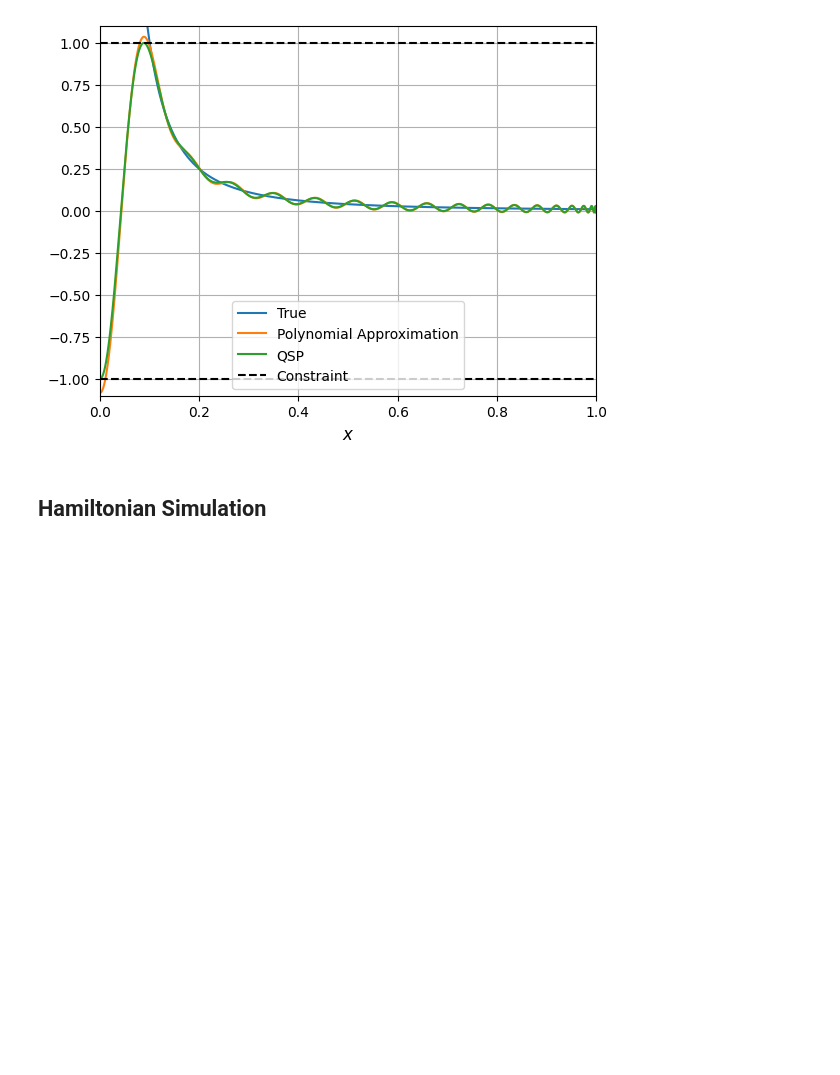
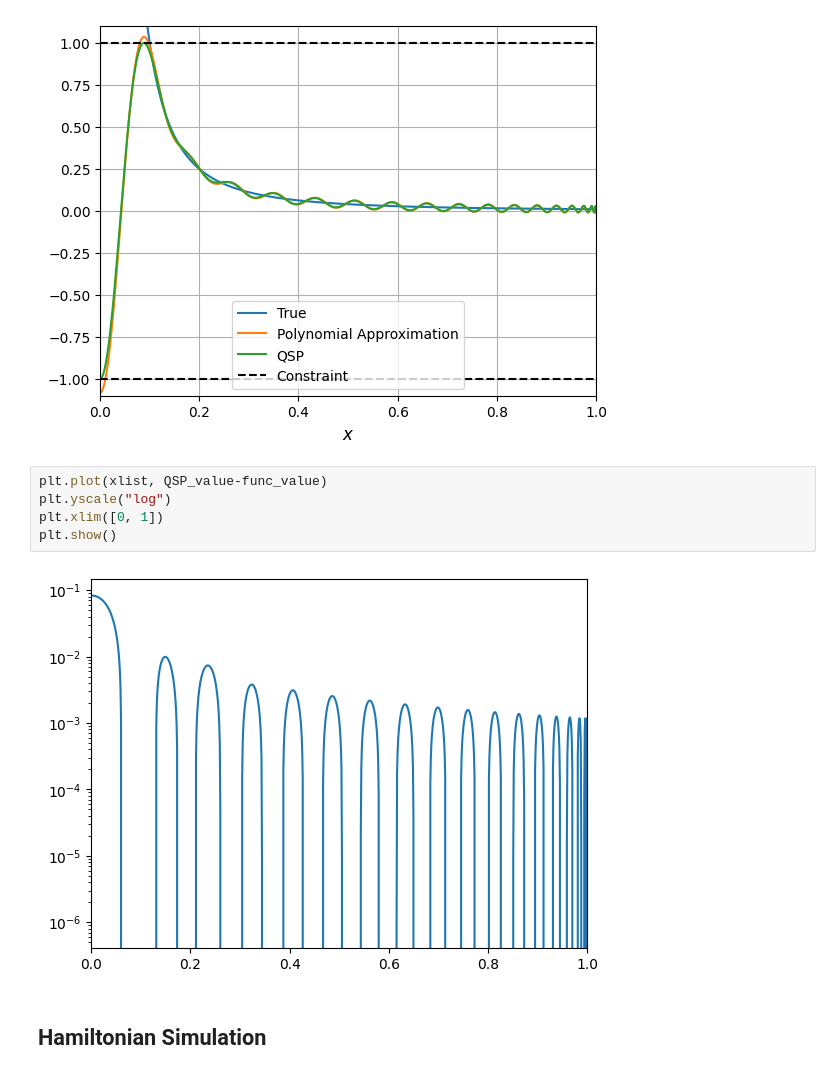
Before and after one commit to qsppack/pyqsppack, a Jupyter notebook: nlft_examples.ipynb, the cells around one changed output. Drawn from its saved outputs; the diff is of its cells as text; blank space fills up the shorter version.

```diff
--- a/nlft_examples.ipynb
+++ b/nlft_examples.ipynb
@@ -157,6 +260,13 @@ plt.xlim([0, 1])
 plt.show()
 # %% [output]
 [figure]
+# %%
+plt.plot(xlist, QSP_value-func_value)
+plt.yscale("log")
+plt.xlim([0, 1])
+plt.show()
+# %% [output]
+[figure, added]
 # %% [markdown]
 ## Hamiltonian Simulation
 # %% [markdown]
```
Also changed, not shown: parts of 14 cells of this notebook, 2 other files.
